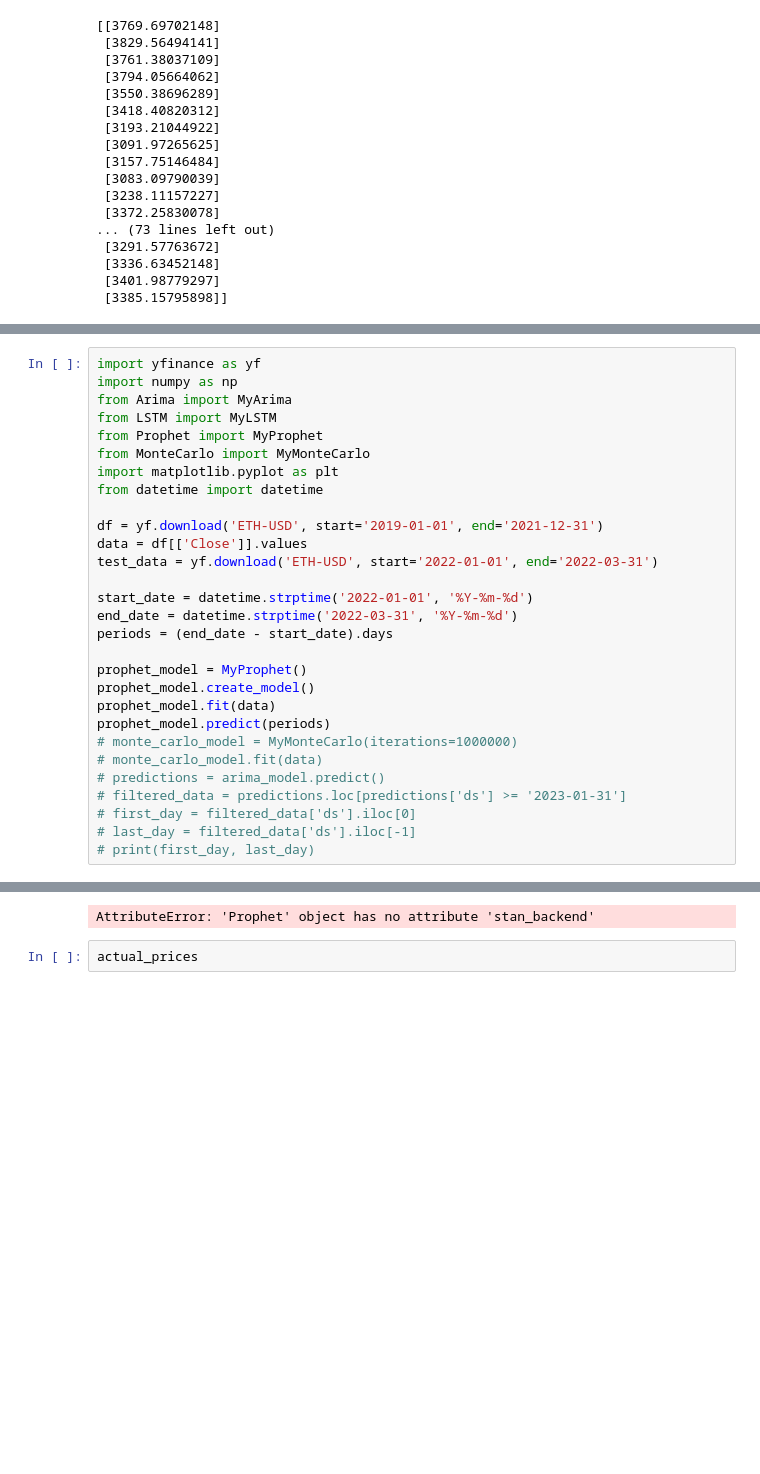
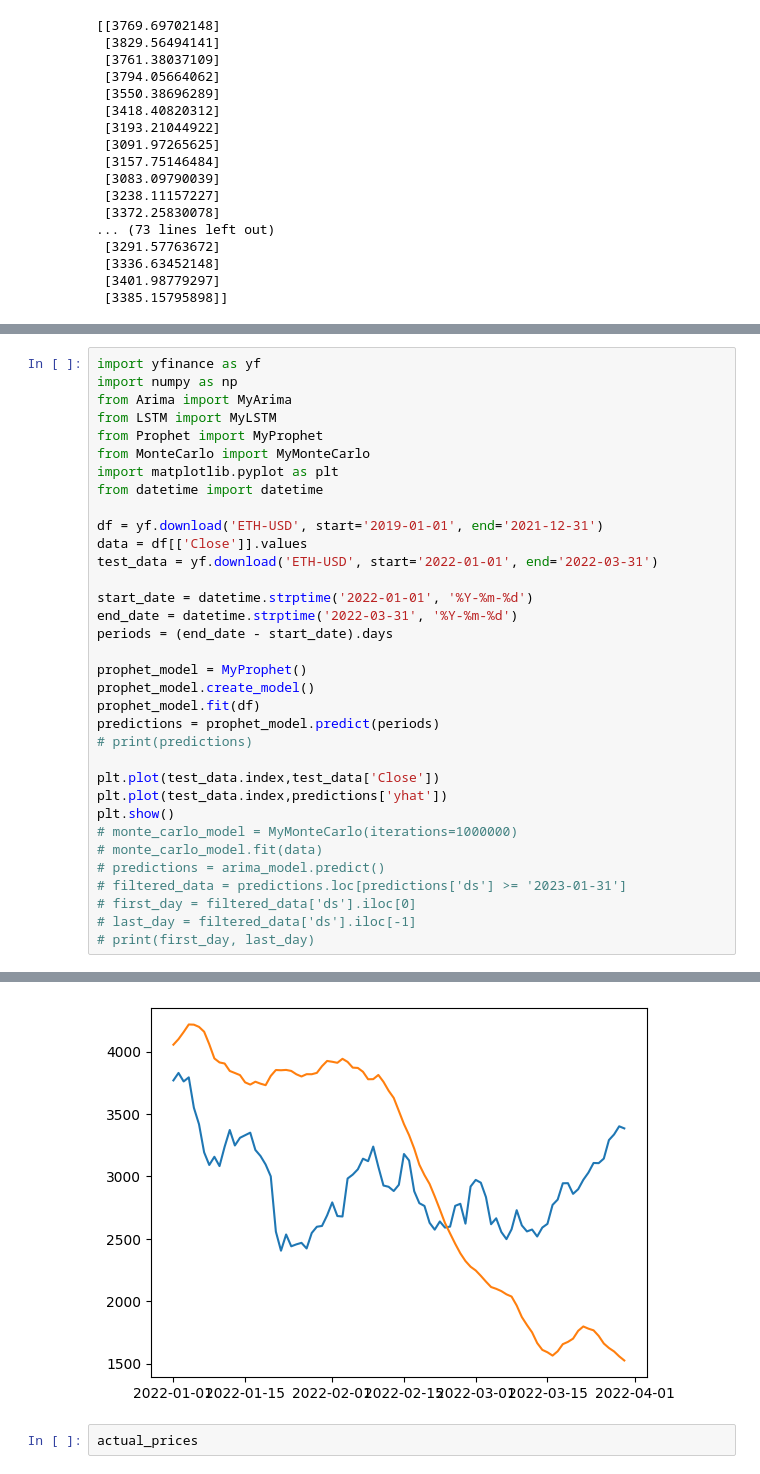
Before and after one commit to cynarski/crypto_predict, a Jupyter notebook: models/try_models.ipynb, the cells around one changed output, grey strips where cells are left out. Saved outputs shown, nothing was run; the diff lists cells and outputs as text; blank space fills up the shorter version.

```diff
--- a/models/try_models.ipynb
+++ b/models/try_models.ipynb
@@ -169,8 +158,13 @@ periods = (end_date - start_date).days
 
 prophet_model = MyProphet()
 prophet_model.create_model()
-prophet_model.fit(data)
-prophet_model.predict(periods)
+prophet_model.fit(df)
+predictions = prophet_model.predict(periods)
+# print(predictions)
+
+plt.plot(test_data.index,test_data['Close'])
+plt.plot(test_data.index,predictions['yhat'])
+plt.show()
 # monte_carlo_model = MyMonteCarlo(iterations=1000000)
 # monte_carlo_model.fit(data)
 # predictions = arima_model.predict()
@@ -184,3 +180,3 @@ prophet_model.predict(periods)
-AttributeError: 'Prophet' object has no attribute 'stan_backend'
+[figure, added]
 # %%
 actual_prices
```
Also changed, not shown: parts of 7 cells of this notebook, 5 other files.
